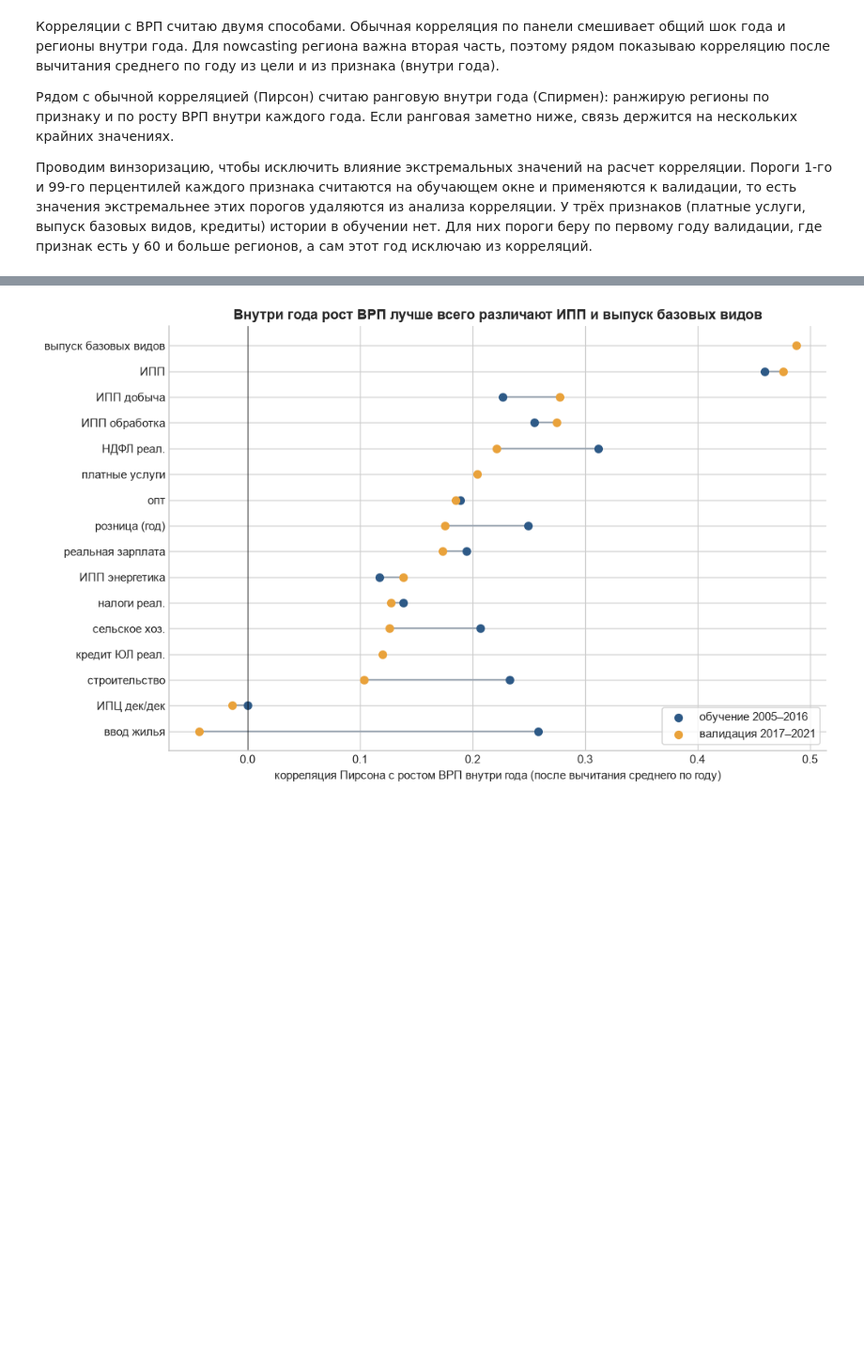
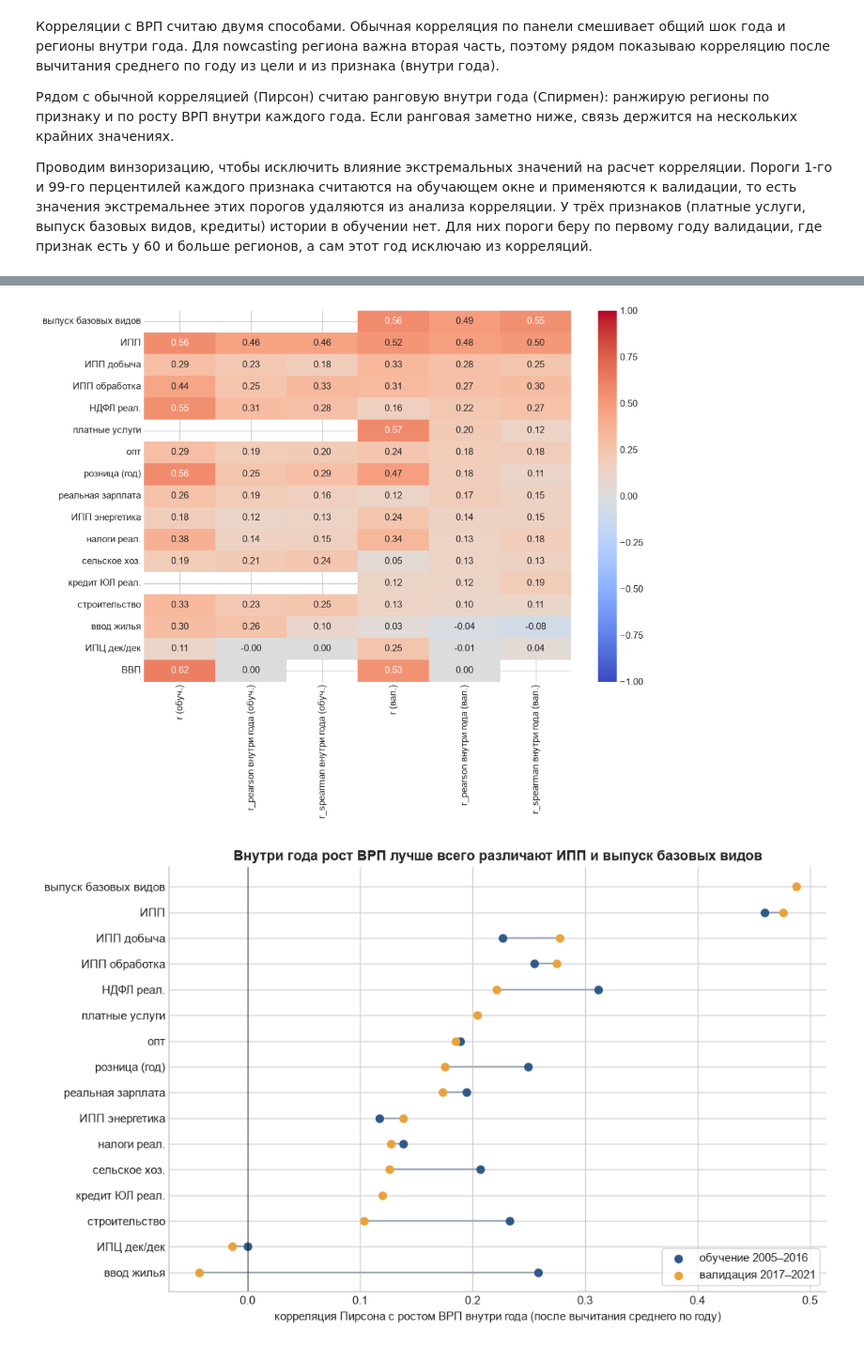
Before and after one commit to shdw53/macroeconomic-nowcasting, a Jupyter notebook: EDA/eda.ipynb, the cells around one changed output, grey strips where cells are left out. Shown at 94% size. Cells and saved outputs as stored; diff of their text form; code cells hidden in the pictures; blank space fills up the shorter version.

```diff
--- a/EDA/eda.ipynb
+++ b/EDA/eda.ipynb
@@ -900,0 +998,12 @@ print(first.sort_values().to_string())
+# %%
+n_inf = int(np.isinf(features.values).sum())
+features = features.replace([np.inf, -np.inf], np.nan)
+features = features.reset_index()
+features['ВВП'] = features['year'].map(gdp_growth) + 100
+features = features.merge(grp_sample[['region_id', 'year', 'g']], on=['region_id', 'year'], how='left')
+
+feature_names = [c for c in features.columns if c not in ('region_id', 'year', 'g')]
+features[feature_names] = features[feature_names] - 100  # всё в приросте, п.п.
+
+n_zero = int((monthly_wide[monthly_wide['month'] == 12][monthly_columns] == 0).sum().sum())
+print(f'Нулей в декабрьских значениях заменено на пропуск: {n_zero}', f'Бесконечностей после деления заменено: {n_inf}', sep='\n')
@@ -900,0 +1013,7 @@ print(first.sort_values().to_string())
+# %%
+first_year_feature = pd.Series(dtype=float)
+for f in feature_names:
+    share = features[f].notna().groupby(features['year']).mean()
+    first_year_feature[f] = share[share > 0.8].index.min()
+print('Первый год, когда признак есть у >80% регионов:')
+first_year_feature.astype(int).sort_values()
@@ -904,3 +1043,17 @@ print(first.sort_values().to_string())
 Рядом с обычной корреляцией (Пирсон) считаю ранговую внутри года (Спирмен): ранжирую регионы по признаку и по росту ВРП внутри каждого года. Если ранговая заметно ниже, связь держится на нескольких крайних значениях.
 
 Проводим винзоризацию, чтобы исключить влияние экстремальных значений на расчет корреляции. Пороги 1-го и 99-го перцентилей каждого признака считаются на обучающем окне и применяются к валидации, то есть значения экстремальнее этих порогов удаляются из анализа корреляции. У трёх признаков (платные услуги, выпуск базовых видов, кредиты) истории в обучении нет. Для них пороги беру по первому году валидации, где признак есть у 60 и больше регионов, а сам этот год исключаю из корреляций.
+# %%
+# винзоризация: пороги 1-го и 99-го перцентилей обучающего окна
+features_w = features.copy()
+bounds = {}
+threshold_year = {}  # признаки без истории в обучении
+for f in feature_names:
+    base = features_w[features_w['year'].between(*train_years)][f].dropna()
+    if base.shape[0] < 100:
+        counts_val = features_w[features_w['year'].between(*val_years)][['year', f]].dropna().groupby('year').size()
+        threshold_year[f] = int(counts_val[counts_val >= 60].index.min())
+        base = features_w[features_w['year'] == threshold_year[f]][f].dropna()
+    bounds[f] = (base.quantile(0.01), base.quantile(0.99))
+    features_w[f] = features_w[f].clip(*bounds[f])
+print('Пороги по первому году валидации (этот год исключён из корреляций):', threshold_year)
@@ -956 +1086,12 @@ plt.show()
+# %%
+corr_features = corr_table(features_w, train_years).add_suffix(' (обуч.)').join(corr_table(features_w, val_years).add_suffix(' (вал.)'))
+sort_order = corr_features['r_pearson внутри года (вал.)'].abs().sort_values(ascending=False).index
+corr_features = corr_features.loc[sort_order]
+r_columns = [c for c in corr_features.columns if not c.startswith('n')]
+
+fig, ax = plt.subplots(figsize=(10, 7))
+sns.heatmap(corr_features[r_columns], annot=True, cmap='coolwarm', vmin=-1, vmax=1, fmt='.2f', ax=ax)
+plt.show()
+# %% [output]
+[figure, added]
 # %%
```
Also changed, not shown: parts of 118 cells of this notebook, 2 other files.
